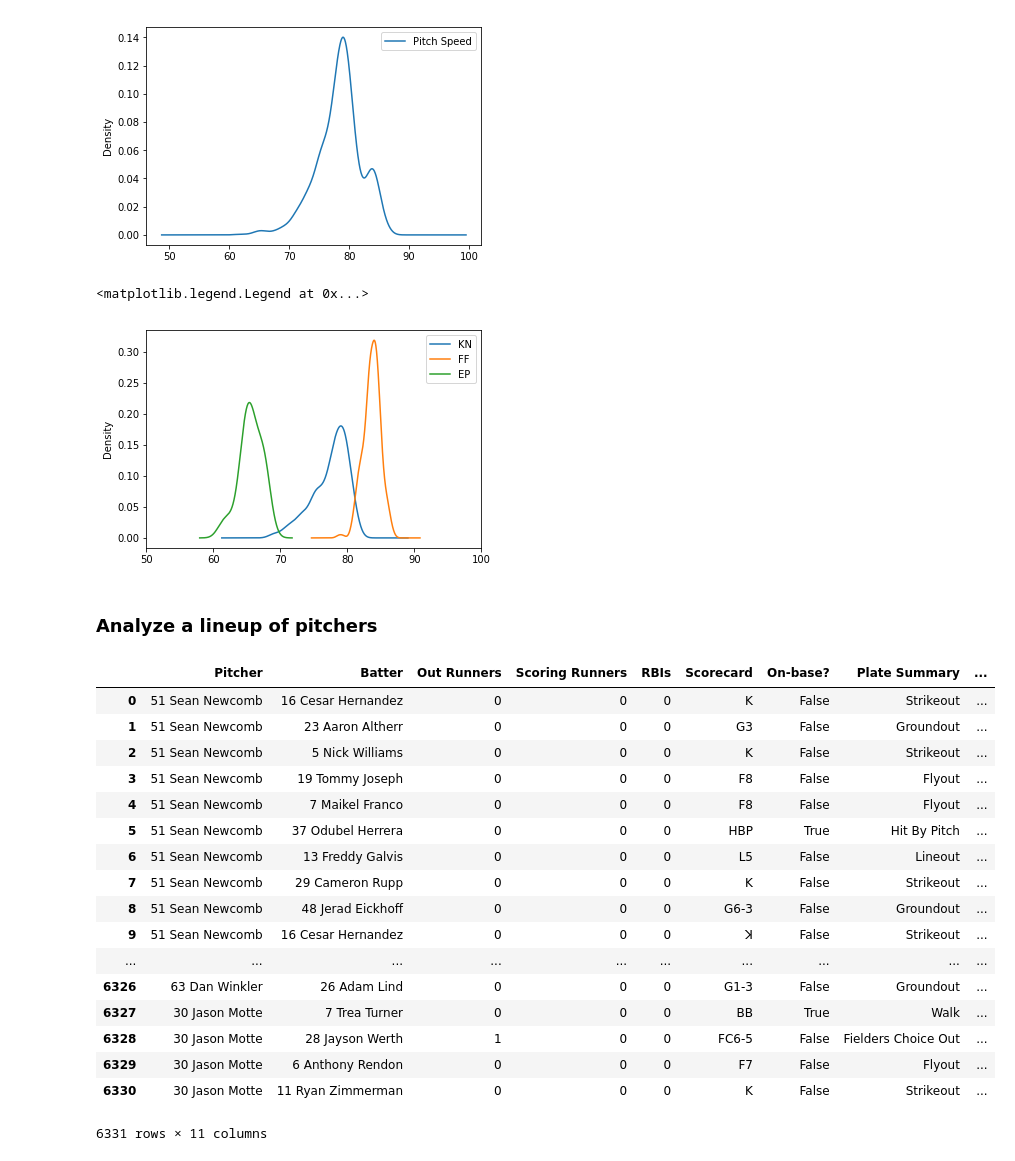
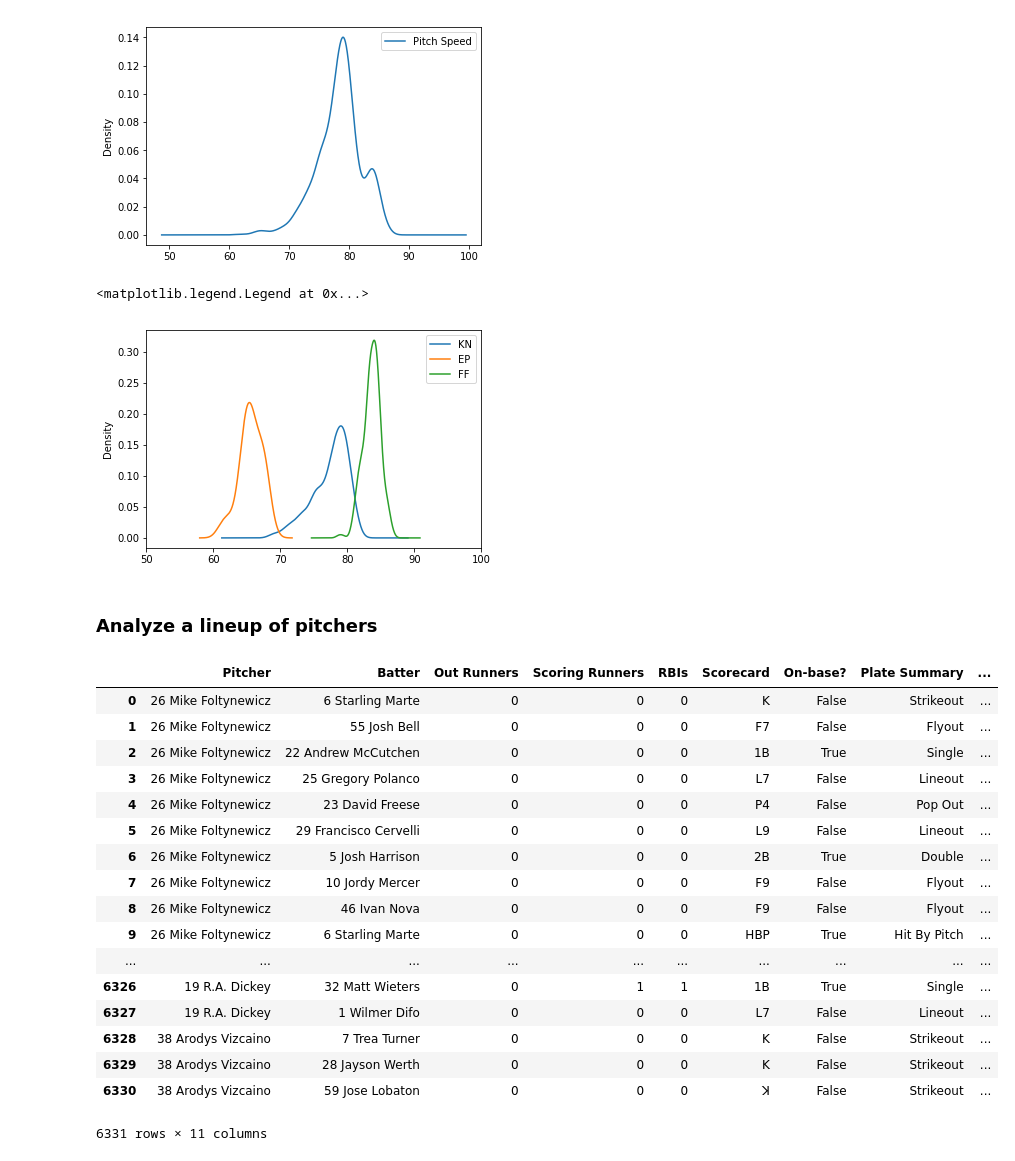
Before and after one commit to benjamincrom/baseball, a Jupyter notebook: baseball_stats.ipynb, the cells around one changed output. Cells and saved outputs as stored; diff of their text form; code cells hidden in the pictures.

```diff
--- a/baseball_stats.ipynb
+++ b/baseball_stats.ipynb
@@ -242,13 +242,13 @@ for pitcher in data['Pitcher'].unique():
 # %% [markdown]
 ### Analyze a player's season
 # %%
-game_list_2017 = get_xml_data.get_game_list_from_files('1-1-2017', '12-31-2017', '/Users/benjamincrom/repos/livebaseballscorecards-artifacts/baseball_files')
+game_list_2017 = fetch_game.get_game_list_from_files('1-1-2017', '12-31-2017', '/Users/benjamincrom/repos/livebaseballscorecards-artifacts/baseball_files')
 len(game_list_2017)
 # %% [output]
 3001
 # %%
 pitch_tuple_list_2 = []
-for game in game_list_2017:
+for game_id, game in game_list_2017:
     if game.home_team.name == 'Atlanta Braves' or game.away_team.name == 'Atlanta Braves':
         for inning in game.inning_list:
             for appearance in inning.top_half_appearance_list:
@@ -298,7 +298,7 @@ for desc in df['Pitch Type'].unique():
 ax.legend()
 # %% [output]
 <matplotlib.legend.Legend at 0x...>
-[figure, old version]
+[figure, new version]
 # %% [markdown]
 ### Analyze a lineup of pitchers
 # %%
@@ -306,7 +306,7 @@ import datetime
 import dateutil.parser
 import pytz
 pitch_tuple_list_3 = []
-for game in game_list_2017:
+for game_id, game in game_list_2017:
     if game.home_team.name == 'Atlanta Braves' and dateutil.parser.parse(game.game_date_str) > datetime.datetime(2017, 3, 31):
         for inning in game.inning_list:
             for appearance in inning.top_half_appearance_list:
@@ -329,49 +329,49 @@ for game in game_list_2017:
                 for appearance in inning.bottom_half_appearance_list:
                     pitch_tuple_list_3.append(
                         (str(appearance.pitcher),
                          str(appearance.batter),
                          len(appearance.out_runners_list),
                          len(appearance.scoring_runners_list),
                          len(appearance.runners_batted_in_list),
                          appearance.scorecard_summary,
                          appearance.got_on_base,
                          appearance.plate_appearance_summary,
                          appearance.plate_appearance_description,
                          appearance.error_str,
                          appearance.inning_outs)
                     )
 
 df3 = pd.DataFrame(data=pitch_tuple_list_3, columns=['Pitcher',
                                                      'Batter',
                                                      'Out Runners',
                                                      'Scoring Runners',
                                                      'RBIs',
                                                      'Scorecard',
                                                      'On-base?',
                                                      'Plate Summary',
                                                      'Plate Description',
                                                      'Error',
                                                      'Inning Outs'])
 
 df3
 # %% [output]
 |  | Pitcher | Batter | Out Runners | Scoring Runners | RBIs | Scorecard | On-base? | Plate Summary | ... |
-| 0 | 51 Sean Newcomb | 16 Cesar Hernandez | 0 | 0 | 0 | K | False | Strikeout | ... |
-| 1 | 51 Sean Newcomb | 23 Aaron Altherr | 0 | 0 | 0 | G3 | False | Groundout | ... |
-| 2 | 51 Sean Newcomb | 5 Nick Williams | 0 | 0 | 0 | K | False | Strikeout | ... |
-| 3 | 51 Sean Newcomb | 19 Tommy Joseph | 0 | 0 | 0 | F8 | False | Flyout | ... |
-| 4 | 51 Sean Newcomb | 7 Maikel Franco | 0 | 0 | 0 | F8 | False | Flyout | ... |
-| 5 | 51 Sean Newcomb | 37 Odubel Herrera | 0 | 0 | 0 | HBP | True | Hit By Pitch | ... |
-| 6 | 51 Sean Newcomb | 13 Freddy Galvis | 0 | 0 | 0 | L5 | False | Lineout | ... |
-| 7 | 51 Sean Newcomb | 29 Cameron Rupp | 0 | 0 | 0 | K | False | Strikeout | ... |
-| 8 | 51 Sean Newcomb | 48 Jerad Eickhoff | 0 | 0 | 0 | G6-3 | False | Groundout | ... |
-| 9 | 51 Sean Newcomb | 16 Cesar Hernandez | 0 | 0 | 0 | ꓘ | False | Strikeout | ... |
+| 0 | 26 Mike Foltynewicz | 6 Starling Marte | 0 | 0 | 0 | K | False | Strikeout | ... |
+| 1 | 26 Mike Foltynewicz | 55 Josh Bell | 0 | 0 | 0 | F7 | False | Flyout | ... |
+| 2 | 26 Mike Foltynewicz | 22 Andrew McCutchen | 0 | 0 | 0 | 1B | True | Single | ... |
+| 3 | 26 Mike Foltynewicz | 25 Gregory Polanco | 0 | 0 | 0 | L7 | False | Lineout | ... |
+| 4 | 26 Mike Foltynewicz | 23 David Freese | 0 | 0 | 0 | P4 | False | Pop Out | ... |
+| 5 | 26 Mike Foltynewicz | 29 Francisco Cervelli | 0 | 0 | 0 | L9 | False | Lineout | ... |
+| 6 | 26 Mike Foltynewicz | 5 Josh Harrison | 0 | 0 | 0 | 2B | True | Double | ... |
+| 7 | 26 Mike Foltynewicz | 10 Jordy Mercer | 0 | 0 | 0 | F9 | False | Flyout | ... |
+| 8 | 26 Mike Foltynewicz | 46 Ivan Nova | 0 | 0 | 0 | F9 | False | Flyout | ... |
+| 9 | 26 Mike Foltynewicz | 6 Starling Marte | 0 | 0 | 0 | HBP | True | Hit By Pitch | ... |
 | ... | ... | ... | ... | ... | ... | ... | ... | ... | ... |
-| 6326 | 63 Dan Winkler | 26 Adam Lind | 0 | 0 | 0 | G1-3 | False | Groundout | ... |
-| 6327 | 30 Jason Motte | 7 Trea Turner | 0 | 0 | 0 | BB | True | Walk | ... |
-| 6328 | 30 Jason Motte | 28 Jayson Werth | 1 | 0 | 0 | FC6-5 | False | Fielders Choice Out | ... |
-| 6329 | 30 Jason Motte | 6 Anthony Rendon | 0 | 0 | 0 | F7 | False | Flyout | ... |
-| 6330 | 30 Jason Motte | 11 Ryan Zimmerman | 0 | 0 | 0 | K | False | Strikeout | ... |
+| 6326 | 19 R.A. Dickey | 32 Matt Wieters | 0 | 1 | 1 | 1B | True | Single | ... |
+| 6327 | 19 R.A. Dickey | 1 Wilmer Difo | 0 | 0 | 0 | L7 | False | Lineout | ... |
+| 6328 | 38 Arodys Vizcaino | 7 Trea Turner | 0 | 0 | 0 | K | False | Strikeout | ... |
+| 6329 | 38 Arodys Vizcaino | 28 Jayson Werth | 0 | 0 | 0 | K | False | Strikeout | ... |
+| 6330 | 38 Arodys Vizcaino | 59 Jose Lobaton | 0 | 0 | 0 | ꓘ | False | Strikeout | ... |
 6331 rows × 11 columns
 # %%
 for pitcher in df3['Pitcher'].unique():
```
Also changed, not shown: parts of 4 cells of this notebook, 2 other files.
